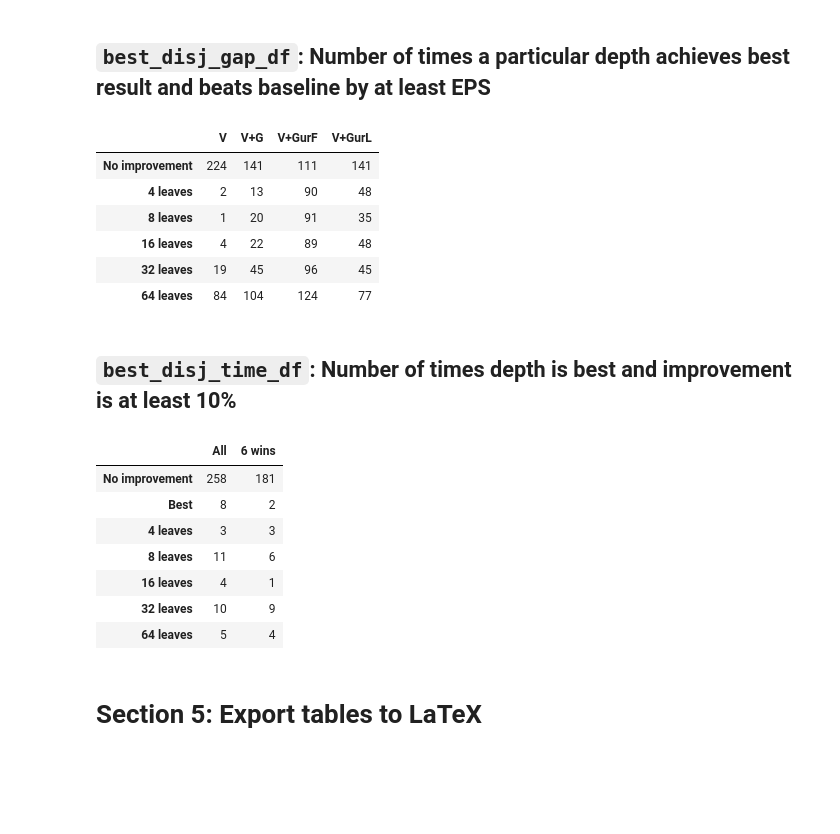
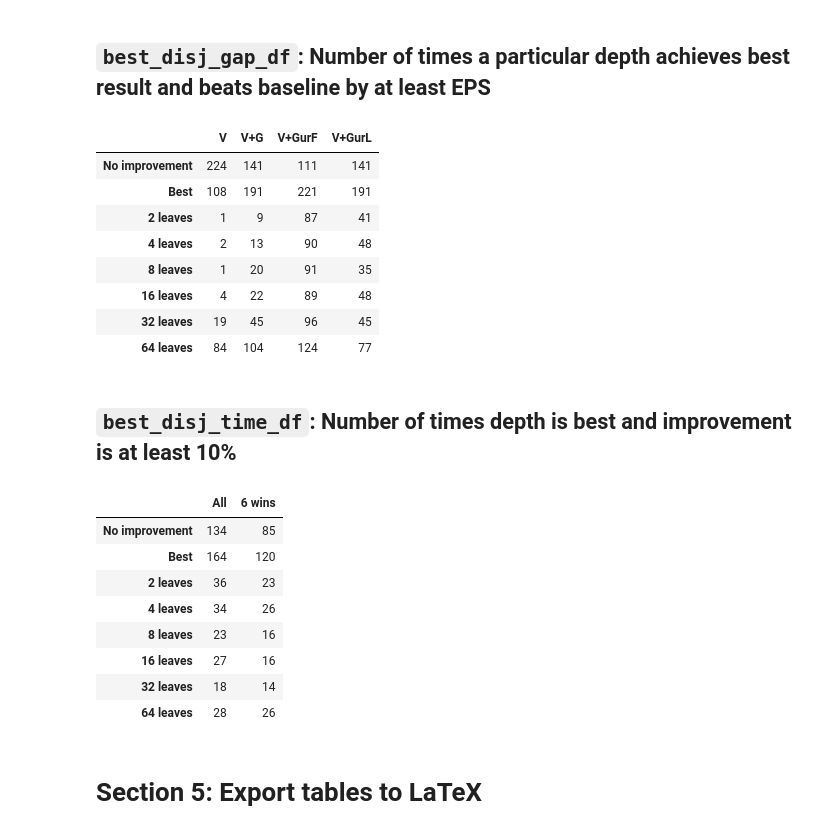
Before and after one commit to akazachk/vpc, a Jupyter notebook: plots/plots.ipynb, the cells around one changed output. Cells and saved outputs as stored; diff of their text form; code cells hidden in the pictures; blank space fills up the shorter version.

```diff
--- a/plots/plots.ipynb
+++ b/plots/plots.ipynb
@@ -2222,7 +2223,7 @@ avg_bb_df.loc[:,(time_col_header,shortcols_time)] = avg_bb_df.loc[:,(time_col_he
 avg_bb_df.loc[:,(node_col_header,shortcols_nodes)] = avg_bb_df.loc[:,(node_col_header,shortcols_nodes)].astype(object)
 
 # First calculate stats for "all" instances
-curr_df = selected_time_df.loc[:,cols]
+curr_df = selected_time_df.loc[:,cols_time + cols_nodes]
 curr_df = curr_df[curr_df.index.get_level_values(1) == 0] # take only best values
 
 for i in range(num_buckets):
@@ -2237,7 +2238,7 @@ for i in range(num_buckets):
         [ int(sum(curr_df[refcol] > curr_df[col])) for col in cols_nodes ]
 
 # Now calculate stats for "6 trees" instances
-curr_df = selected_time_df.loc[all6_instances_dict.keys(),cols]
+curr_df = selected_time_df.loc[all6_instances_dict.keys(),cols_time + cols_nodes]
 curr_df = curr_df[curr_df.index.get_level_values(1) == 0] # take only best values
 
 for i in range(num_buckets):
@@ -2259,7 +2260,7 @@ for i in range(num_buckets):
 # A win in terms of nodes is when the ``Gur1'' baseline number of nodes is higher.
 
 # First calculate stats for "all" instances
-curr_df = selected_time_df.loc[:,cols]
+curr_df = selected_time_df.loc[:,cols_time + cols_nodes]
 curr_df = curr_df[curr_df.index.get_level_values(1) == 0] # take only best values
 for i in range(num_buckets):
     curr_df = curr_df[curr_df[gur1time_col] > bucket_min[i]]
@@ -2273,7 +2274,7 @@ for i in range(num_buckets):
         [ int(sum(curr_df[refcol] > curr_df[col])) for col in cols_nodes ]
 
 # Now calculate stats for "6 trees" instances
-curr_df = selected_time_df.loc[all6_instances_dict.keys(),cols]
+curr_df = selected_time_df.loc[all6_instances_dict.keys(),cols_time + cols_nodes]
 curr_df = curr_df[curr_df.index.get_level_values(1) == 0] # take only best values
 
 for i in range(num_buckets):
@@ -2491,7 +2492,7 @@ display(all6_bb_results_df.tail(10))
 ## Prepare avg_bb_by_depth_df
 ## Prepare variables for row/col names
 
-bb_classes_by_depth = [str(t) + ' leaves' for t in sizes[1:]]
+bb_classes_by_depth = [str(t) + ' leaves' for t in sizes]
 num_bb_classes_by_depth = len(bb_classes_by_depth)
 
 bb_buckets_by_depth = bb_buckets
@@ -2559,7 +2560,7 @@ shortcols = shortcols_time_by_depth + shortcols_nodes_by_depth
 curr_df = selected_time_df.loc[all6_instances_dict.keys(),cols]
 for curr_size_ind in range(0,len(bb_classes_by_depth)):
     # print("{}".format(bb_classes_by_depth[curr_size_ind]))
-    curr_by_depth_df = curr_df[curr_df.index.get_level_values(1) == sizes[curr_size_ind+1]] # take only best values
+    curr_by_depth_df = curr_df[curr_df.index.get_level_values(1) == sizes[curr_size_ind]] # take only best values
 
     for i in range(num_buckets):
         curr_by_depth_df = curr_by_depth_df[curr_by_depth_df[gur1time_col] > bucket_min[i]]
@@ -2744,11 +2745,11 @@ row_no_improvement = 'No improvement'
 
 best_disj_gap_df = pd.DataFrame(
     columns = short_cols_to_compare,
-    index = [row_no_improvement] + sizes,
+    index = [row_no_improvement] + [0] + sizes,
     dtype = int,
 )
 
-for curr_depth in sizes:
+for curr_depth in [0] + sizes:
     curr_depth_df = selected_gap_df.xs(curr_depth,level='disj_terms')
     for col in long_cols_to_compare.keys():
         shortcol = map_cols_to_short_gap[col]
@@ -2773,13 +2774,14 @@ for col in long_cols_to_compare.keys():
         )
     best_disj_gap_df.at[curr_depth,shortcol] = curr_num_wins
 
+
 # Reindex to add "leaves" to index
-idx = [row_no_improvement] + ['Best'] + [str(size) + " leaves" for size in sizes[1:]]
+idx = [row_no_improvement] + ['Best'] + [str(size) + " leaves" for size in sizes]
 reidx = {old_id : new_id for old_id, new_id in zip(best_disj_gap_df.index,idx)}
 best_disj_gap_df.rename(reidx, inplace=True)
 
 # Remove best row (it is good to verify this is the same as the relevant entries in win_df or Table 1)
-best_disj_gap_df.drop('Best', axis=0, inplace=True)
+# best_disj_gap_df.drop('Best', axis=0, inplace=True)
 
 # Make sure all cols are int
 best_disj_gap_df = best_disj_gap_df.astype(int)
@@ -2788,6 +2790,8 @@ best_disj_gap_df
 # %% [output]
 |  | V | V+G | V+GurF | V+GurL |
 | No improvement | 224 | 141 | 111 | 141 |
+| Best | 108 | 191 | 221 | 191 |
+| 2 leaves | 1 | 9 | 87 | 41 |
 | 4 leaves | 2 | 13 | 90 | 48 |
 | 8 leaves | 1 | 20 | 91 | 35 |
 | 16 leaves | 4 | 22 | 89 | 48 |
@@ -2800,7 +2804,7 @@ row_no_improvement = 'No improvement'
 
 best_disj_time_df = pd.DataFrame(
     columns = bb_classes,
-    index = [row_no_improvement] + sizes,
+    index = [row_no_improvement] + [0] + sizes,
     dtype = int,
 )
 
@@ -2811,13 +2815,13 @@ refcol = gur1time_col
 
 # Calculate num times this depth yielded the best result
 best_time_df = selected_time_df.xs(0,level='disj_terms')
-for curr_depth in sizes:
+for curr_depth in [0] + sizes:
     # First test for all instances
     curr_depth_df = selected_time_df.xs(curr_depth,level='disj_terms')
 
     curr_num_wins = sum(
         (curr_depth_df[col] == best_time_df[col]) &
-        (best_time_df[col] >= 1.1 * best_time_df[refcol] + EPS)
+        (best_time_df[refcol] >= 1.1 * best_time_df[col] + EPS)
     )
     best_disj_time_df.at[curr_depth,bb_classes[0]] = curr_num_wins
 
@@ -2825,51 +2829,52 @@ for curr_depth in sizes:
 # Calculate num times no improvement over the baseline
 curr_depth = row_no_improvement
 curr_num_wins = sum(
-        (best_time_df[col] < 1.1 * best_time_df[refcol])
+        (best_time_df[refcol] < 1.1 * best_time_df[col])
     )
 best_disj_time_df.at[curr_depth,bb_classes[0]] = curr_num_wins
 
 # Now check only 6-tree instances
 best_time_df = best_time_df.loc[all6_instances_dict.keys()]
-for curr_depth in sizes:
+for curr_depth in [0] + sizes:
     curr_depth_df = selected_time_df.xs(curr_depth,level='disj_terms').loc[all6_instances_dict.keys()]
 
     # Calculate num times this depth yielded the best result
     curr_num_wins = sum(
         (curr_depth_df[col] == best_time_df[col]) &
-        (best_time_df[col] >= 1.1 * best_time_df[refcol] + EPS)
+        (best_time_df[refcol] >= 1.1 * best_time_df[col] + EPS)
     )
     best_disj_time_df.at[curr_depth,bb_classes[1]] = curr_num_wins
 
 # Add no improvement row
 # Calculate num times no improvement over the baseline
 curr_depth = row_no_improvement
 curr_num_wins = sum(
-        (best_time_df[col] < 1.1 * best_time_df[refcol])
+        (best_time_df[refcol] < 1.1 * best_time_df[col])
     )
 best_disj_time_df.at[curr_depth,bb_classes[1]] = curr_num_wins
 
 # Reindex to add "leaves" to index
-idx = [row_no_improvement] + ['Best'] + [str(size) + " leaves" for size in sizes[1:]]
+idx = [row_no_improvement] + ['Best'] + [str(size) + " leaves" for size in sizes]
 reidx = {old_id : new_id for old_id, new_id in zip(best_disj_time_df.index,idx)}
 best_disj_time_df.rename(reidx, inplace=True)
 
 # Remove best row (it is good to verify this is the same as the relevant entries in win_df or Table 1)
 # best_disj_time_df.drop('Best', axis=0, inplace=True)
 
 # Make sure all cols are int
 best_disj_time_df = best_disj_time_df.astype(int)
 
 best_disj_time_df
 # %% [output]
 |  | All | 6 wins |
-| No improvement | 258 | 181 |
-| Best | 8 | 2 |
-| 4 leaves | 3 | 3 |
-| 8 leaves | 11 | 6 |
-| 16 leaves | 4 | 1 |
-| 32 leaves | 10 | 9 |
-| 64 leaves | 5 | 4 |
+| No improvement | 134 | 85 |
+| Best | 164 | 120 |
+| 2 leaves | 36 | 23 |
+| 4 leaves | 34 | 26 |
+| 8 leaves | 23 | 16 |
+| 16 leaves | 27 | 16 |
+| 32 leaves | 18 | 14 |
+| 64 leaves | 28 | 26 |
 # %% [markdown]
 # Section 5: Export tables to LaTeX
 # %% [markdown]
```
Also changed, not shown: parts of 14 cells of this notebook.
